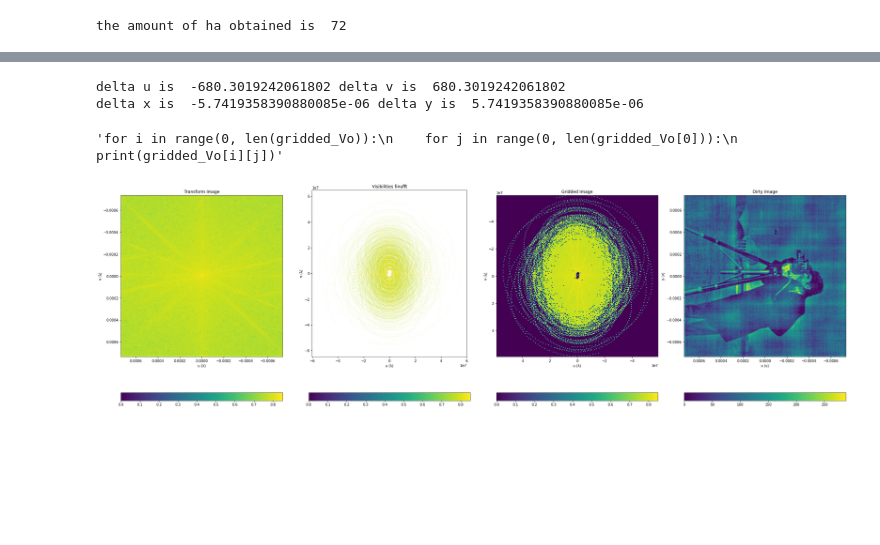
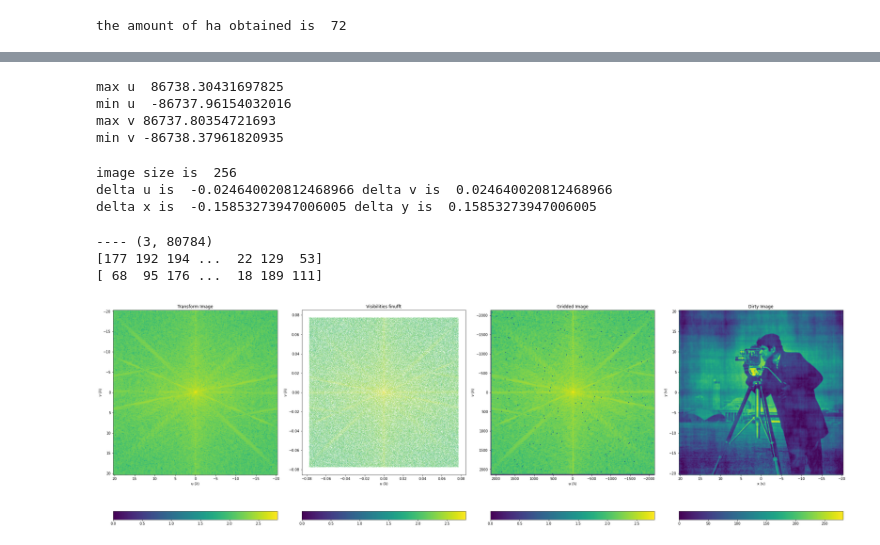
Before and after one commit to cblop269/simulation, a Jupyter notebook: Sandbox/Simulation.ipynb, the cells around one changed output, grey strips where cells are left out. Cells and saved outputs as stored; diff of their text form; code cells hidden in the pictures; blank space fills up the shorter version.

```diff
--- a/Sandbox/Simulation.ipynb
+++ b/Sandbox/Simulation.ipynb
@@ -157,29 +162,46 @@ NufftObj.plan(uv, Nd, Kd, Jd)
 nufft_valuesv1 = NufftObj.forward(sky_image)
 
 #       2nd method with finufft (the currently used)
-u = UVW[0] * np.pi / max_uv
-v = UVW[1] * np.pi / max_uv
+u = (np.random.rand(400000, 1) * 2 -1) * np.pi
+v = (np.random.rand(400000, 1) * 2 -1) * np.pi
+#u = UVW[0] * np.pi / max_uv
+#v = UVW[1] * np.pi / max_uv
+print('max u ', np.max(u) * max_uv / np.pi)
+print('min u ', np.min(u) * max_uv / np.pi)
+print('max v', np.max(v) * max_uv / np.pi)
+print('min v', np.min(v) * max_uv / np.pi)
+maxuv = np.pi
+
 complex_sky_image = sky_image + 1j * np.zeros_like(sky_image)
-nufft_valuesv2 = finufft.nufft2d2(u, v, complex_sky_image, eps=1e-12)
+nufft_valuesv2 = finufft.nufft2d2(u.squeeze(), v.squeeze(), complex_sky_image.transpose(), eps=1e-12)
+# %% [output]
+max u  86738.30431697825
+min u  -86737.96154032016
+max v 86737.80354721693
+min v -86738.37961820935
 # %%
 # inputs of the function gridder
 imagesize = max(sky_image.shape)
-scheme = 1
+scheme = 0
 robust = 0
 # the max uv used
 epsilon = 1e-5
-maxuv = max_uv + epsilon
+maxuv = maxuv + epsilon
+#maxuv = max_uv + epsilon
 # defines deltas
 deltau = -2 * maxuv / (imagesize - 1)
 deltav = - deltau
+#deltax = lambda_num / maxbaseline
 deltax = 1 / (imagesize * deltau)
 deltay = 1 / (imagesize * deltav)
 
+print('image size is ', imagesize)
 print('delta u is ', deltau, 'delta v is ', deltav)
 print('delta x is ', deltax, 'delta y is ', deltay)
 # %% [output]
-delta u is  -680.3019242061802 delta v is  680.3019242061802
-delta x is  -5.7419358390880085e-06 delta y is  5.7419358390880085e-06
+image size is  256
+delta u is  -0.024640020812468966 delta v is  0.024640020812468966
+delta x is  -0.15853273947006005 delta y is  0.15853273947006005
 # %%
 # Finding the weight values
 z = len(nufft_valuesv2)
@@ -187,15 +209,19 @@ uvw_weights = np.ones(z)
 pos_u_index = np.zeros(z).astype(int)
 pos_v_index = np.zeros(z).astype(int)
 gridded_weights = np.zeros((imagesize, imagesize))
-uv = uv * max_uv / np.pi
-
+UV = np.concatenate((u, v), axis=1) #UVW.transpose()[:,:2]
+#UV = uv * max_uv / np.pi # convert from radians to lambda
+print('----',UVW.shape)
 # Gridding weights if ROBUST OR UNIFORM
 for k in range(0, z):
-    j = int(np.round(uv[k][0] / deltau) + imagesize / 2)
-    i = int(np.round(uv[k][1] / deltav) + imagesize / 2)
+    j = int(np.round(UV[k][0] / deltau) + imagesize / 2)
+    i = int(np.round(UV[k][1] / deltav) + imagesize / 2)
     pos_v_index[k] = i
     pos_u_index[k] = j
     gridded_weights[i][j] += uvw_weights[k]
+
+print(pos_u_index)
+print(pos_v_index)
 
 # Selecting a scheme for weights
 for k in range(0, z):
@@ -204,19 +230,23 @@ for k in range(0, z):
     elif scheme == 1:
         uvw_weights[k] /= gridded_weights[pos_v_index[k]][pos_u_index[k]]
     elif scheme == 2:
-        uvw_weights[k] *= np.sqrt(uv[k][0] ** 2 + uv[k][1] ** 2)
+        uvw_weights[k] *= np.sqrt(UV[k][0] ** 2 + UV[k][1] ** 2)
     else:
         average_weights = np.sum(gridded_weights ** 2) / np.sum(uvw_weights)
         f2 = (5.0 * np.power(10.0, -robust)) ** 2 / average_weights
         uvw_weights[k] /= (1.0 + gridded_weights[pos_v_index[k]][pos_u_index[k]] * f2)
+# %% [output]
+---- (3, 80784)
+[177 192 194 ...  22 129  53]
+[ 68  95 176 ...  18 189 111]
 # %%
 # Gridding visibilities and weights with a scheme
 gridded_weights = np.zeros((imagesize, imagesize))
 gridded_Vo = np.zeros((imagesize, imagesize)) + 1.0j * np.zeros((imagesize, imagesize))
 
 for k in range(0, z):
-    j = int(np.round(uv[k][0] / deltau) + imagesize / 2)
-    i = int(np.round(uv[k][1] / deltav) + imagesize / 2)
+    j = int(np.round(UV[k][0] / deltau) + imagesize / 2)
+    i = int(np.round(UV[k][1] / deltav) + imagesize / 2)
     gridded_weights[i][j] += uvw_weights[k]
     gridded_Vo[i][j] += uvw_weights[k] * nufft_valuesv2[k]
 
@@ -224,8 +254,6 @@ for k in range(0, z):
 rows, columns = np.where(gridded_weights > 0)
 # Divide the gridded visibilities by the gridded weights
 gridded_Vo[rows, columns] /= gridded_weights[rows, columns]
-# %% [output]
-'for i in range(0, len(gridded_Vo)):\n    for j in range(0, len(gridded_Vo[0])):\n        print(gridded_Vo[i][j])'
 # %%
 # get dirty image with the inverse fft in 2d
 dirty_image = np.fft.ifftshift(gridded_Vo)
@@ -248,32 +276,32 @@ ax[0].set_ylabel('v (λ)')
 limit_hor = deltax * len(fft_image[0]) / 2
 limit_vert = deltay * len(fft_image) / 2
 im_fft = ax[0].imshow(fft_image, aspect='equal', vmin=0, vmax=np.max(fft_image), extent=[-limit_hor, limit_hor, limit_vert, -limit_vert], origin='lower')
 # not uniform fast fourier transform image
 ax[1].set_title('Visibilities finufft')
 ax[1].set_xlabel('u (λ)')
 ax[1].set_ylabel('v (λ)')
-im_nufft2 = ax[1].scatter(UVW[0] * deltau, UVW[1] * deltav, s=0.01, c=nufft_valuesv2, vmin=0, vmax=np.max(nufft_valuesv2))
+im_nufft2 = ax[1].scatter(u * deltau, v * deltav, s=0.01, c=nufft_valuesv2, vmin=0, vmax=np.max(nufft_valuesv2))
 ax[1].set_aspect('equal')
 # gridded image
 ax[2].set_title('Gridded Image')
 ax[2].set_xlabel('u (λ)')
 ax[2].set_ylabel('v (λ)')
 limit_hor = deltau * max_uv
 limit_vert = deltau * max_uv
 im_gv = ax[2].imshow(gridded_Vo, aspect='equal', vmin=0, vmax=np.max(gridded_Vo), extent=[-limit_hor, limit_hor, -limit_vert, limit_vert], origin='lower')
 # dirty image
 ax[3].set_title('Dirty Image')
 ax[3].set_xlabel('x (v)')
 ax[3].set_ylabel('y (v)')
 limit_hor = deltax * len(dirty_image[0]) / 2
 limit_vert = deltay * len(dirty_image) / 2
 im_di = ax[3].imshow(dirty_image, aspect='equal', vmin=0, vmax=np.max(dirty_image), extent=[-limit_hor, limit_hor, -limit_vert, limit_vert], origin='lower')
 # colorbars
 fig.colorbar(im_fft, ax=ax[0], orientation='horizontal')
 fig.colorbar(im_nufft2, ax=ax[1], orientation='horizontal')
 fig.colorbar(im_gv, ax=ax[2], orientation='horizontal')
 fig.colorbar(im_di, ax=ax[3], orientation='horizontal')
 fig.tight_layout()
 plt.show()
 # %% [output]
-[figure, old version]
+[figure, new version]
```
Also changed, not shown: parts of 2 cells of this notebook.
